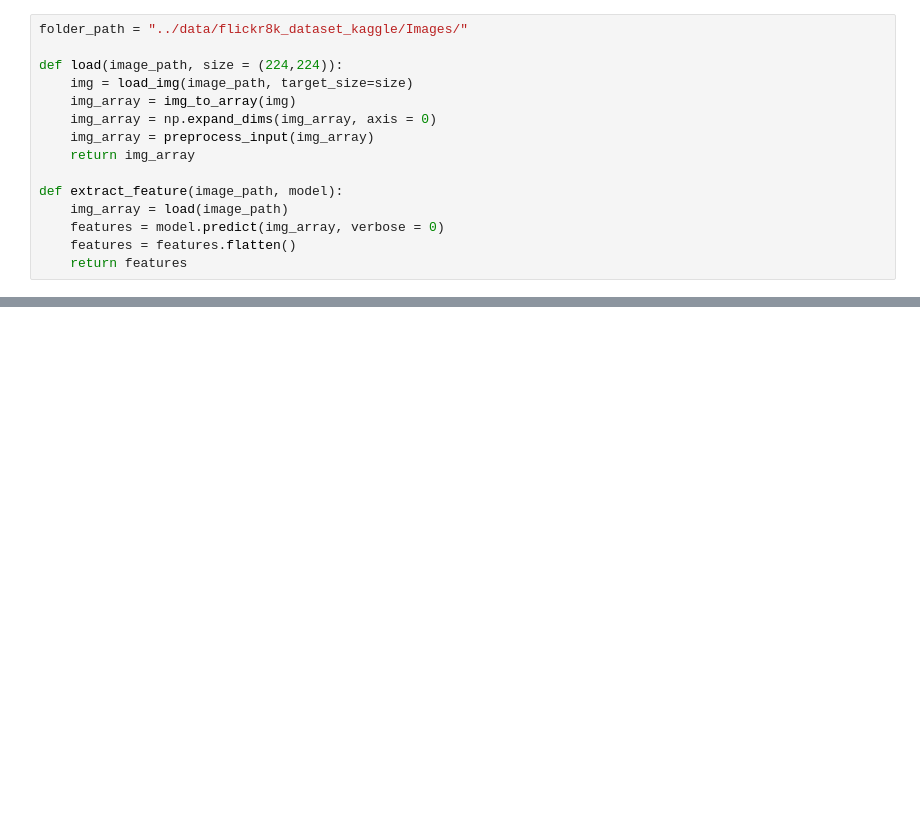
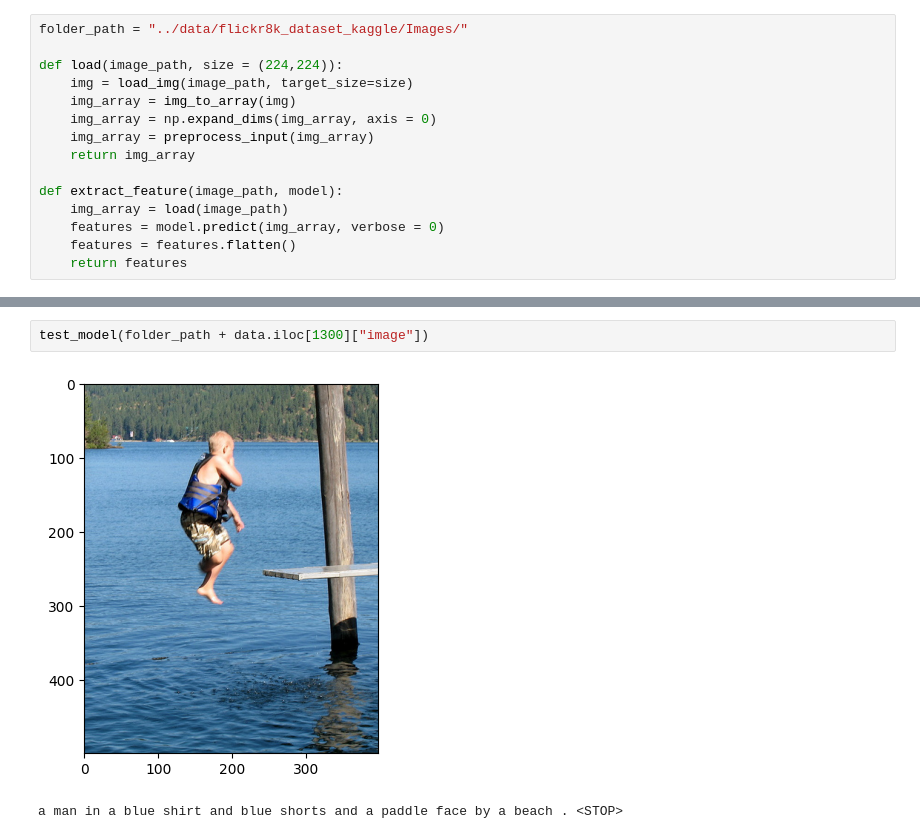
Before and after one commit to karthikeyan2725/image-captioning-flickr8k, a Jupyter notebook: train/train.ipynb, the cells around one changed output, grey strips where cells are left out. Cells and saved outputs as stored; diff of their text form; blank space fills up the shorter version.

```diff
--- a/train/train.ipynb
+++ b/train/train.ipynb
@@ -134,0 +315,5 @@ Model: "functional_1"
+# %%
+test_model(folder_path + data.iloc[1300]["image"])
+# %% [output]
+[figure, added]
+a man in a blue shirt and blue shorts and a paddle face by a beach . <STOP>
```
Also changed, not shown: parts of 25 cells of this notebook, 5 other files.
